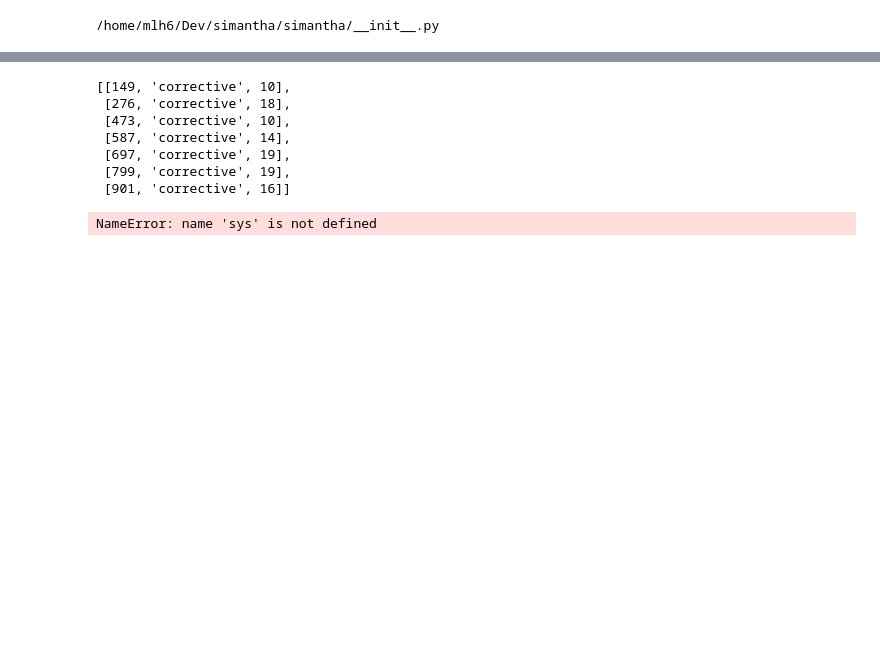
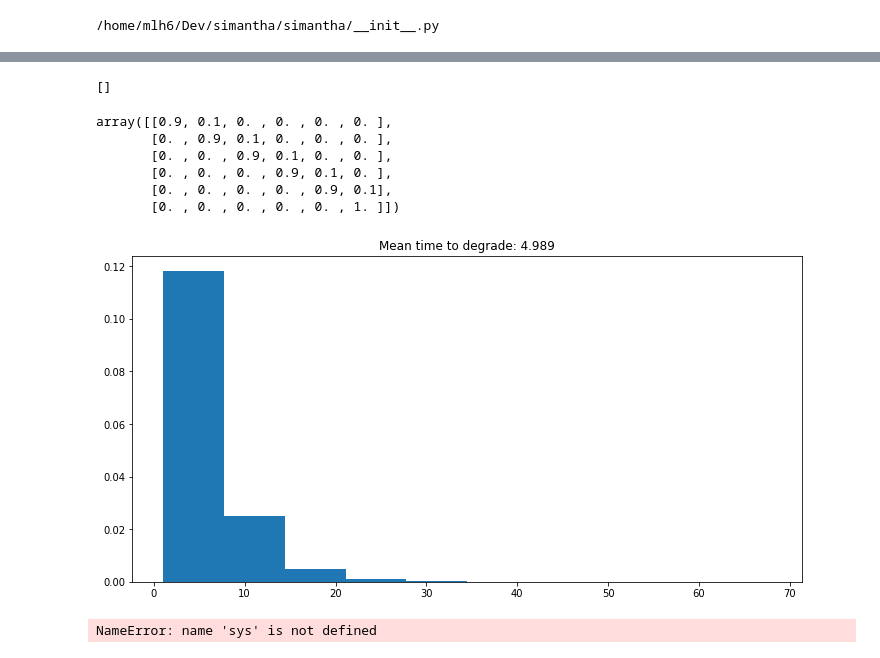
Before and after one commit to m-hoff/simantha, a Jupyter notebook: test.ipynb, the cells around one changed output, grey strips where cells are left out. Saved outputs shown, nothing was run; the diff lists cells and outputs as text; code cells hidden in the pictures; blank space fills up the shorter version.

```diff
--- a/test.ipynb
+++ b/test.ipynb
@@ -15,9 +17,11 @@ print(simantha.__file__)
 # %%
 #np.random.seed(1)
 
+P = create_degradation_matrix(10, 0.1)
+
 system = simantha.System(
-    cycle_times=[1, 3, 6, 5, 4, 2]*3,
-    degradation_matrices=[np.eye(5)]*18,
+    cycle_times=[1, 3, 6, 5, 4, 2],
+    degradation_matrices=[P]*6,
     buffer_capacity=10,
     cm_distribution=stats.randint(10,20)
 )
@@ -25,7 +29,7 @@ system = simantha.System(
 n = 1
 start = time.time()
 for _ in range(n):
-    system.simulate(0, 1000, verbose=False)
+    system.simulate(0, 10000, verbose=False)
 stop = time.time()
 print(f'Finished in {stop-start:.2f}s, {(stop-start)/n:.4f}s/rep')
 # %% [output]
@@ -33,13 +37,32 @@ Finished in 0.17s, 0.1736s/rep
 # %%
 system.machines[0].maintenance_data
 # %% [output]
-[[149, 'corrective', 10],
- [276, 'corrective', 18],
- [473, 'corrective', 10],
- [587, 'corrective', 14],
- [697, 'corrective', 19],
- [799, 'corrective', 19],
- [901, 'corrective', 16]]
+[]
+# %%
+create_degradation_matrix(5, 0.1)
+# %% [output]
+array([[0.9, 0.1, 0. , 0. , 0. , 0. ],
+       [0. , 0.9, 0.1, 0. , 0. , 0. ],
+       [0. , 0. , 0.9, 0.1, 0. , 0. ],
+       [0. , 0. , 0. , 0.9, 0.1, 0. ],
+       [0. , 0. , 0. , 0. , 0.9, 0.1],
+       [0. , 0. , 0. , 0. , 0. , 1. ]])
+# %%
+P = create_degradation_matrix(10, 0.2)
+env = simpy.Environment()
+m = simantha.Machine(env, None, index=0, cycle_time=5, degradation_matrix=P)
+# %%
+n = 10000
+samples = []
+for _ in range(n):
+    samples.append(m.get_time_to_degrade())
+
+plt.figure(figsize=(12,6))
+plt.hist(samples, density=1)
+plt.title(f'Mean time to degrade: {np.mean(samples)}')
+plt.show()
+# %% [output]
+[figure, added]
 # %%
 sys.iterate_simulation(replications=10, objective='production')
 # %% [output]
```
Also changed, not shown: parts of 2 cells of this notebook, 4 other files.
